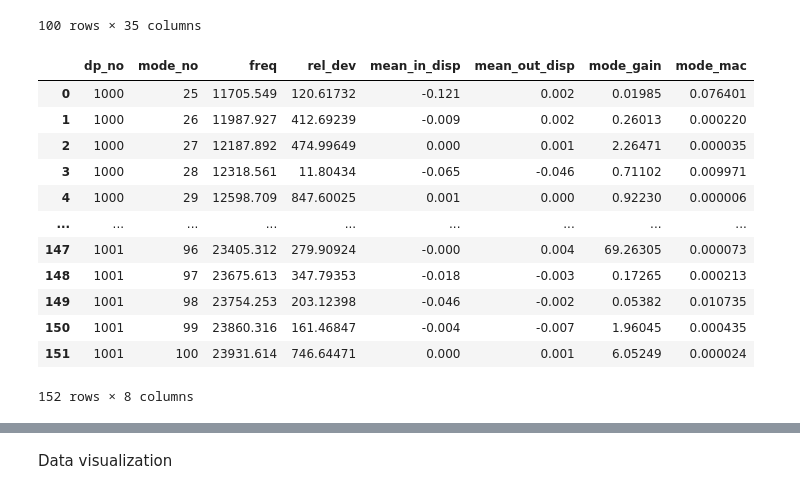
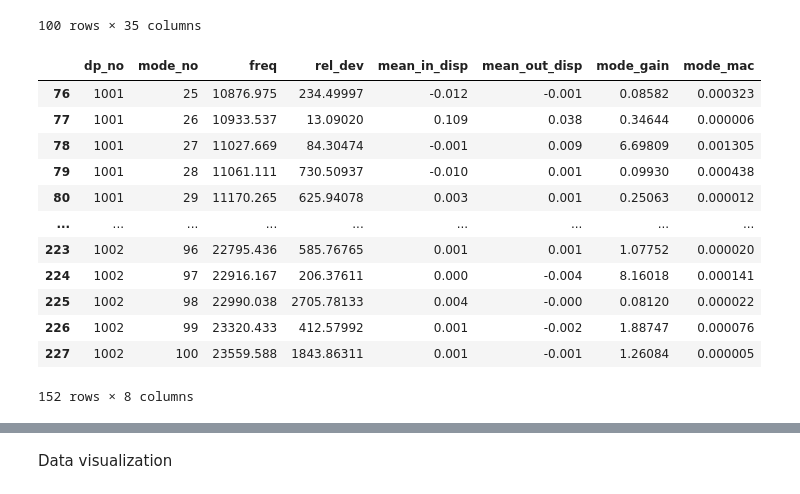
Before and after one commit to francoisbrouet/sep24_cds_int_us-welding, a Jupyter notebook: notebooks/8-draft_streamlit.ipynb, the cells around one changed output, grey strips where cells are left out. Saved outputs shown, nothing was run; the diff lists cells and outputs as text; code cells hidden in the pictures.

```diff
--- a/notebooks/8-draft_streamlit.ipynb
+++ b/notebooks/8-draft_streamlit.ipynb
@@ -12,8 +12,8 @@ from myfunctions import *
 from sklearn.model_selection import train_test_split
 from sklearn.metrics import mean_absolute_error
 # %%
-base_dir = r'C:\FBr\Weiterbildung\Project\GitHub\sep24_cds_int_us-welding'
-#base_dir = r'D:\Entwicklungen\share\DataScienceProject\sep24_cds_int_us-welding'
+#base_dir = r'C:\FBr\Weiterbildung\Project\GitHub\sep24_cds_int_us-welding'
+base_dir = r'D:\Entwicklungen\share\DataScienceProject\sep24_cds_int_us-welding'
 
 ft_param_path = os.path.join(base_dir, 'ft_files', '03_feat_parameters.ft')
 ft_modes_path = os.path.join(base_dir, 'ft_files', '03_coll_modes.ft')
@@ -54,18 +54,18 @@ df_params_1.head(100)
 | 99 | 1100 | 174.01 | 121.90 | 239.14 | 4 | 77.534 | 52.370 | 2 | ... |
 100 rows × 35 columns
 # %%
-df_modes.head(152)
+df_modes[df_modes['dp_no'] > 1000].head(152)
 # %% [output]
 |  | dp_no | mode_no | freq | rel_dev | mean_in_disp | mean_out_disp | mode_gain | mode_mac |
-| 0 | 1000 | 25 | 11705.549 | 120.61732 | -0.121 | 0.002 | 0.01985 | 0.076401 |
-| 1 | 1000 | 26 | 11987.927 | 412.69239 | -0.009 | 0.002 | 0.26013 | 0.000220 |
-| 2 | 1000 | 27 | 12187.892 | 474.99649 | 0.000 | 0.001 | 2.26471 | 0.000035 |
-| 3 | 1000 | 28 | 12318.561 | 11.80434 | -0.065 | -0.046 | 0.71102 | 0.009971 |
-| 4 | 1000 | 29 | 12598.709 | 847.60025 | 0.001 | 0.000 | 0.92230 | 0.000006 |
+| 76 | 1001 | 25 | 10876.975 | 234.49997 | -0.012 | -0.001 | 0.08582 | 0.000323 |
+| 77 | 1001 | 26 | 10933.537 | 13.09020 | 0.109 | 0.038 | 0.34644 | 0.000006 |
+| 78 | 1001 | 27 | 11027.669 | 84.30474 | -0.001 | 0.009 | 6.69809 | 0.001305 |
+| 79 | 1001 | 28 | 11061.111 | 730.50937 | -0.010 | 0.001 | 0.09930 | 0.000438 |
+| 80 | 1001 | 29 | 11170.265 | 625.94078 | 0.003 | 0.001 | 0.25063 | 0.000012 |
 | ... | ... | ... | ... | ... | ... | ... | ... | ... |
-| 147 | 1001 | 96 | 23405.312 | 279.90924 | -0.000 | 0.004 | 69.26305 | 0.000073 |
-| 148 | 1001 | 97 | 23675.613 | 347.79353 | -0.018 | -0.003 | 0.17265 | 0.000213 |
-| 149 | 1001 | 98 | 23754.253 | 203.12398 | -0.046 | -0.002 | 0.05382 | 0.010735 |
-| 150 | 1001 | 99 | 23860.316 | 161.46847 | -0.004 | -0.007 | 1.96045 | 0.000435 |
-| 151 | 1001 | 100 | 23931.614 | 746.64471 | 0.000 | 0.001 | 6.05249 | 0.000024 |
+| 223 | 1002 | 96 | 22795.436 | 585.76765 | 0.001 | 0.001 | 1.07752 | 0.000020 |
+| 224 | 1002 | 97 | 22916.167 | 206.37611 | 0.000 | -0.004 | 8.16018 | 0.000141 |
+| 225 | 1002 | 98 | 22990.038 | 2705.78133 | 0.004 | -0.000 | 0.08120 | 0.000022 |
+| 226 | 1002 | 99 | 23320.433 | 412.57992 | 0.001 | -0.002 | 1.88747 | 0.000076 |
+| 227 | 1002 | 100 | 23559.588 | 1843.86311 | 0.001 | -0.001 | 1.26084 | 0.000005 |
 152 rows × 8 columns
```
Also changed, not shown: parts of 4 cells of this notebook, 1 other file.
